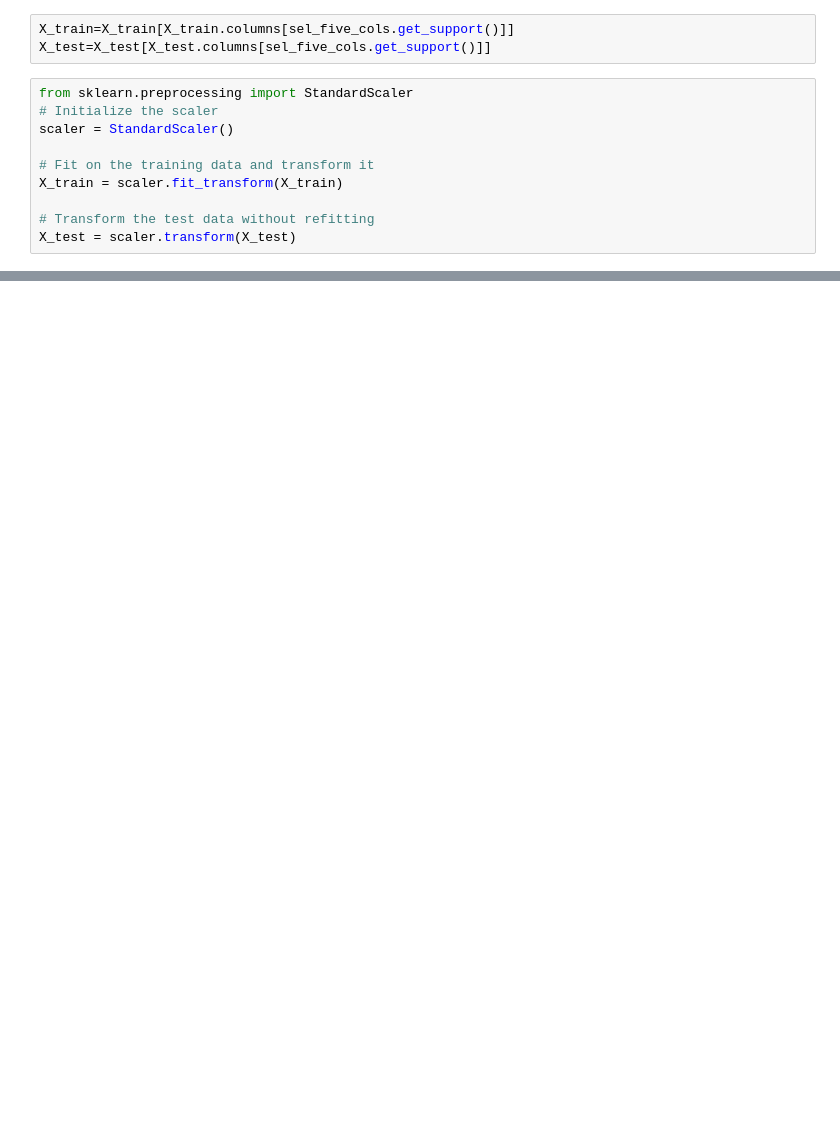
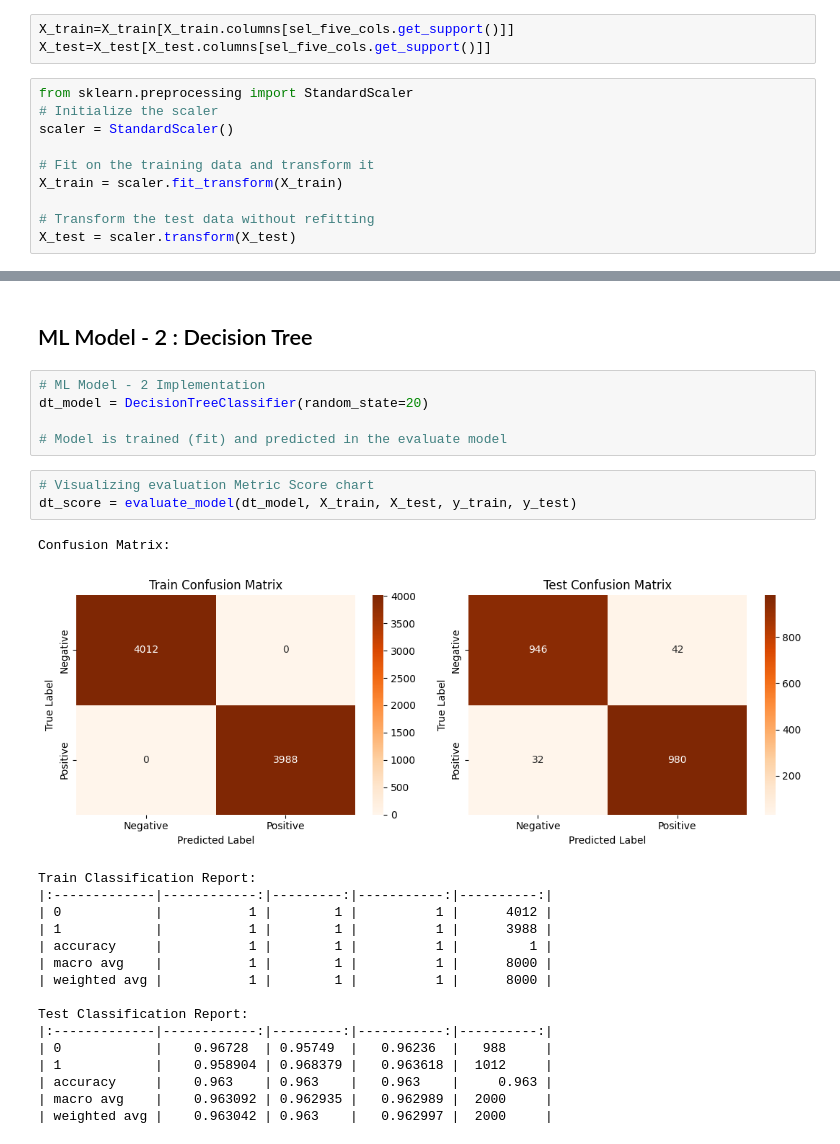
Before and after one commit to QaziSaim/Phishing-Domain-Detection, a Jupyter notebook: notebook/ModelBuilding.ipynb, the cells around one changed output, grey strips where cells are left out. Cells and saved outputs as stored; diff of their text form; blank space fills up the shorter version.

```diff
--- a/notebook/ModelBuilding.ipynb
+++ b/notebook/ModelBuilding.ipynb
@@ -394,0 +320,28 @@ precision_score(y_test,rfc_pred)
+# %% [markdown]
+## ML Model - 2 : Decision Tree
+# %%
+# ML Model - 2 Implementation
+dt_model = DecisionTreeClassifier(random_state=20)
+
+# Model is trained (fit) and predicted in the evaluate model
+# %%
+# Visualizing evaluation Metric Score chart
+dt_score = evaluate_model(dt_model, X_train, X_test, y_train, y_test)
+# %% [output]
+Confusion Matrix:
+[figure, added]
+Train Classification Report:
+|:-------------|------------:|---------:|-----------:|----------:|
+| 0            |           1 |        1 |          1 |      4012 |
+| 1            |           1 |        1 |          1 |      3988 |
+| accuracy     |           1 |        1 |          1 |         1 |
+| macro avg    |           1 |        1 |          1 |      8000 |
+| weighted avg |           1 |        1 |          1 |      8000 |
+
+Test Classification Report:
+|:-------------|------------:|---------:|-----------:|----------:|
+| 0            |    0.96728  | 0.95749  |   0.96236  |   988     |
+| 1            |    0.958904 | 0.968379 |   0.963618 |  1012     |
+| accuracy     |    0.963    | 0.963    |   0.963    |     0.963 |
+| macro avg    |    0.963092 | 0.962935 |   0.962989 |  2000     |
+| weighted avg |    0.963042 | 0.963    |   0.962997 |  2000     |
```
Also changed, not shown: parts of 171 cells of this notebook.
